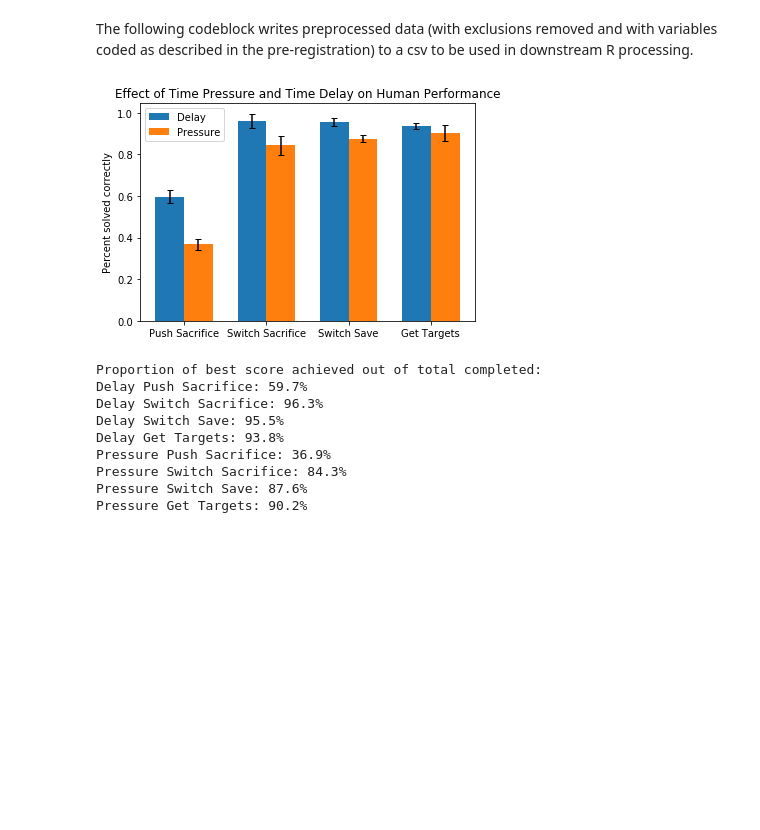
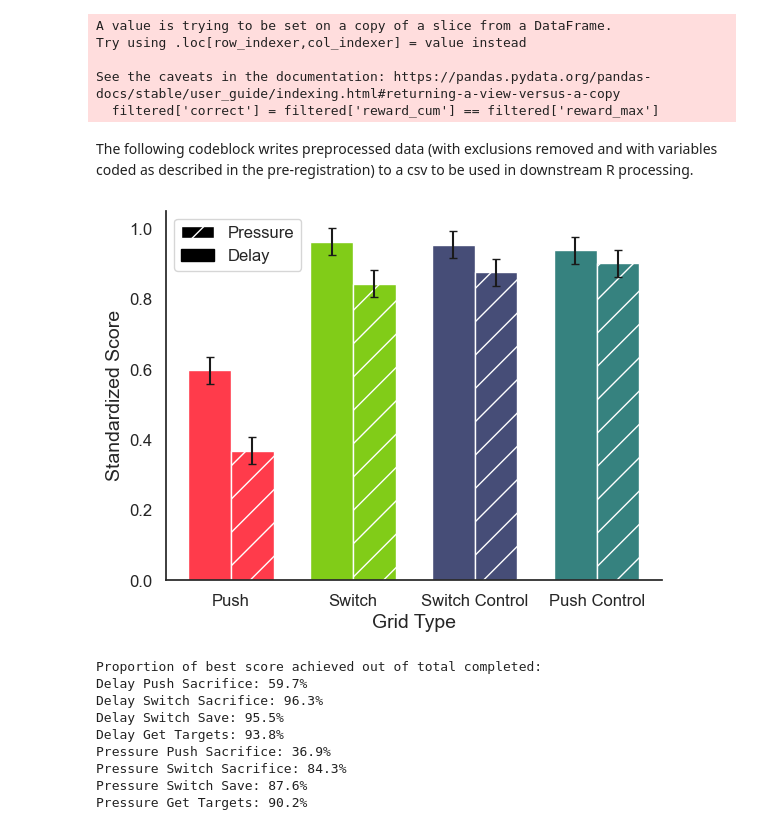
Before and after one commit to Alice2hang/RL_trolley_puzzles, a Jupyter notebook: data_analysis/time_pressure_analysis.ipynb, the cells around one changed output. Saved outputs shown, nothing was run; the diff lists cells and outputs as text; code cells hidden in the pictures; blank space fills up the shorter version.

Commit message:
changes for paper draft, polishing figures, change NN_init implementation

```diff
--- a/data_analysis/time_pressure_analysis.ipynb
+++ b/data_analysis/time_pressure_analysis.ipynb
@@ -37,3 +43,16 @@ print("Number of users after exclusions: " + str(len(valid_users)))
+# %%
+df = pd.read_csv('data/time_pressure_experiment_raw.csv', encoding='utf-8-sig')
+df['userid'] = df['userid'].apply(str)
+filtered = df[(df['userid'].isin(valid_users)) & (df['step']==6) & (df['type']=='train')]
+filtered['correct'] = filtered['reward_cum'] == filtered['reward_max']
+training_accuracy = filtered['correct'].mean()
+print("training accuracy", training_accuracy)
+# %% [output]
+A value is trying to be set on a copy of a slice from a DataFrame.
+Try using .loc[row_indexer,col_indexer] = value instead
+
+See the caveats in the documentation: https://pandas.pydata.org/pandas-docs/stable/user_guide/indexing.html#returning-a-view-versus-a-copy
+  filtered['correct'] = filtered['reward_cum'] == filtered['reward_max']
 # %% [markdown]
 The following codeblock writes preprocessed data (with exclusions removed and with variables coded as described in the pre-registration) to a csv to be used in downstream R processing.
 # %%
@@ -47,6 +66,7 @@ with open('data/time_pressure_experiment_raw.csv', encoding='utf-8-sig') as csvf
         gridnum = int(row['gridnum'])
         userid = row['userid']
         # looks only at final results for test grids of interest where user did not time out
+        #user_grids = set(first_three[first_three['userid']==str(userid)]['gridnum'])
         if userid in valid_users and gridnum > 100 and not gridnum in user_test_timeouts[userid] and row['step']=='6':
             score_dif = int(row['reward_cum'])-int(row['reward_max'])
             timed = int(row['timed'])
@@ -72,52 +92,61 @@ with open('data/time_pressure_experiment_raw.csv', encoding='utf-8-sig') as csvf
                 best_score_count[bin_num] += 1
             total_count[bin_num] += 1
 
-            data.append([userid, gridnum, score_dif, time, distrib, time*distrib, push_val, time*push_val])
+            if gridnum in MUST_PUSH_GRIDNUMS or gridnum in MUST_SWITCH_GRIDNUMS:
+                data.append([userid, gridnum, score_dif, time, distrib, time*distrib, push_val, time*push_val])
 
 df = pd.DataFrame(data,columns=['user_id', 'grid_num', 'score_dif', 'time_constraint', 'in_distrib', 'time_x_distrib', 'push', 'time_x_push'])
 df.to_csv('data/time_pressure_data_coded.csv')
 # %%
 # Compute proportion of grids on which the best score was achieved
 proportion = {}
 for bin_num, count in best_score_count.items():
     proportion[bin_num] = count/total_count[bin_num]
 
-# Compute standard error of proportion
-error = []
-for bin_num, p in proportion.items():
-    e = 1.96 * math.sqrt(p*(1-p)/total_count[bin_num])
-    error.append(e)
+# Compute standard error of mean
+sem = []
+for bin_num, count in best_score_count.items():
+    x = np.concatenate((np.zeros(total_count[bin_num]-count),np.ones(count)))
+    sem.append(e)
 
 # Define labels, positions, bar heights and error bar heights
-labels = ['Push Sacrifice', 'Switch Sacrifice','Switch Save','Get Targets']
+labels = ['Push', 'Switch','Switch Control','Push Control']
 delay_proportions = []
 delay_error = []
 pressure_proportions = []
 pressure_error = []
 for i in range(8):
     if i%2==0:
         delay_proportions.append(proportion[i])
-        delay_error.append(error[i])
+        delay_error.append(sem[i])
     else:
         pressure_proportions.append(proportion[i])
-        pressure_error.append(error[i])
+        pressure_error.append(sem[i])
 
 x = np.arange(len(labels))  # the label locations
 width = 0.35  # the width of the bars
+color=['#FF3B4B', '#81CC18', '#464D77', '#36827F']
+color1=['#FF3B4B', '#81CC18', '#EECFD4', '#E6ADEC']
+plt.rcParams.update({'font.size': 14})
 
 fig, ax = plt.subplots()
-rects1 = ax.bar(x - width/2, delay_proportions, width, yerr=delay_error, capsize=3, label='Delay')
-rects2 = ax.bar(x + width/2, pressure_proportions, width, yerr=pressure_error, capsize=3, label='Pressure')
+rects1 = ax.bar(x - width/2, delay_proportions, width, yerr=delay_error, capsize=3, label='Delay', color=color)
+rects2 = ax.bar(x + width/2, pressure_proportions, width, yerr=pressure_error, capsize=3, label='Pressure', color=color,  hatch='/')
 
-# Add some text for labels, title and custom x-axis tick labels, etc.
-ax.set_ylabel('Percent solved correctly')
-ax.set_title('Effect of Time Pressure and Time Delay on Human Performance')
+ax.set_ylabel('Standardized Score')
 ax.set_xticks(x)
 ax.set_xticklabels(labels)
-ax.legend()
+plt.yticks(fontsize=12)
+plt.xticks(fontsize=12)
+ax.set_xlabel('Grid Type')
+ax.spines.right.set_visible(False)
+ax.spines.top.set_visible(False)
+pressure = mpatches.Patch(edgecolor='white', facecolor='black', hatch="/", label='Pressure')
+delay = mpatches.Patch(color='black', label='Delay')
+plt.legend(handles=[pressure, delay], fontsize=12)
 plt.show()
 # %% [output]
-[figure, old version]
+[figure, new version]
 # %%
 print("Proportion of best score achieved out of total completed:")
 for idx, p in enumerate(delay_proportions):
```
Also changed, not shown: parts of 2 cells of this notebook, 7 other files.
